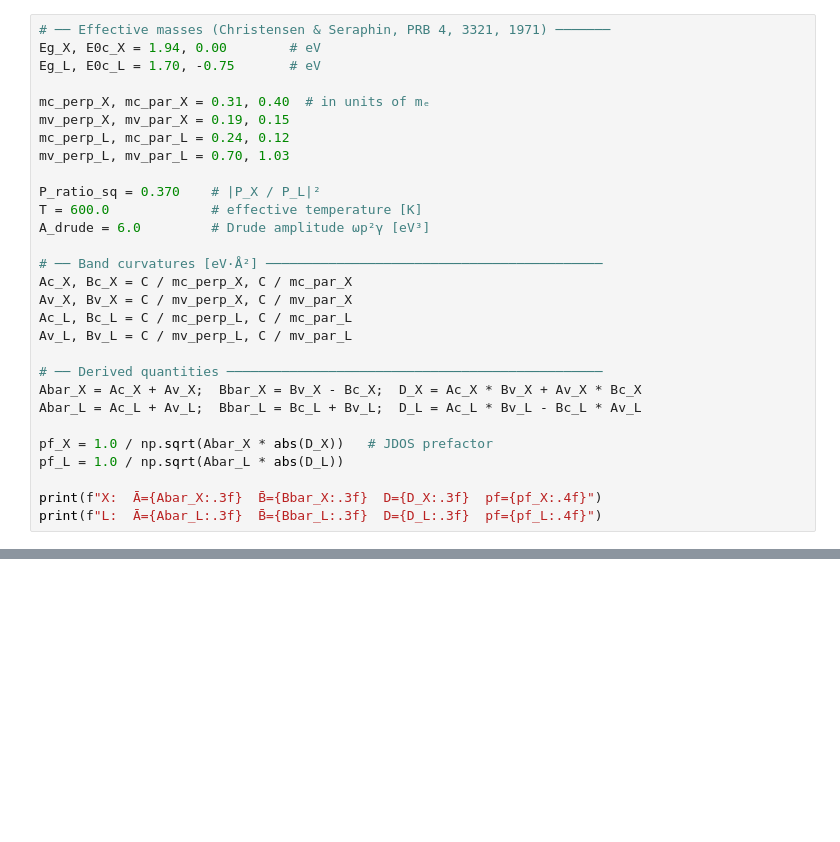
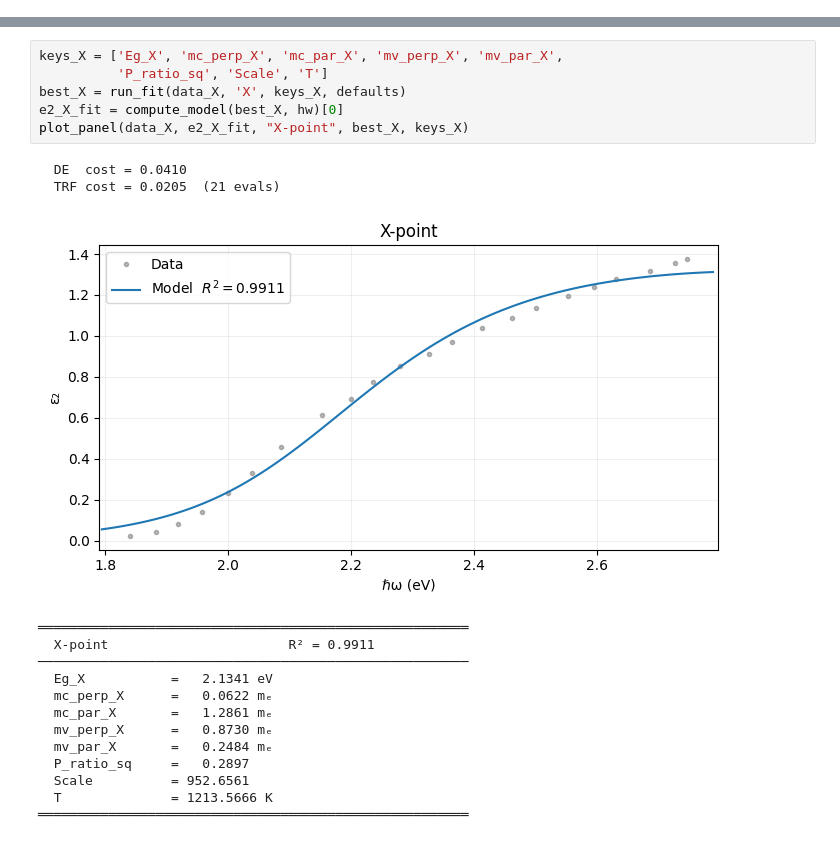
Before and after one commit to shpigelben/metal_photoluminescence, a Jupyter notebook: code/main/3_RoseiAnalysis.ipynb, the cells around one changed output, grey strips where cells are left out. Cells and saved outputs as stored; diff of their text form; blank space fills up the shorter version.

```diff
--- a/code/main/3_RoseiAnalysis.ipynb
+++ b/code/main/3_RoseiAnalysis.ipynb
@@ -63,29 +45,0 @@ The band curvatures are computed from effective masses via $A_c = C / m_{c\perp}
-# %%
-# ── Effective masses (Christensen & Seraphin, PRB 4, 3321, 1971) ───────
-Eg_X, E0c_X = 1.94, 0.00        # eV
-Eg_L, E0c_L = 1.70, -0.75       # eV
-
-mc_perp_X, mc_par_X = 0.31, 0.40  # in units of mₑ
-mv_perp_X, mv_par_X = 0.19, 0.15
-mc_perp_L, mc_par_L = 0.24, 0.12
-mv_perp_L, mv_par_L = 0.70, 1.03
-
-P_ratio_sq = 0.370    # |P_X / P_L|²
-T = 600.0             # effective temperature [K]
-A_drude = 6.0         # Drude amplitude ωp²γ [eV³]
-
-# ── Band curvatures [eV·Å²] ───────────────────────────────────────────
-Ac_X, Bc_X = C / mc_perp_X, C / mc_par_X
-Av_X, Bv_X = C / mv_perp_X, C / mv_par_X
-Ac_L, Bc_L = C / mc_perp_L, C / mc_par_L
-Av_L, Bv_L = C / mv_perp_L, C / mv_par_L
-
-# ── Derived quantities ────────────────────────────────────────────────
-Abar_X = Ac_X + Av_X;  Bbar_X = Bv_X - Bc_X;  D_X = Ac_X * Bv_X + Av_X * Bc_X
-Abar_L = Ac_L + Av_L;  Bbar_L = Bc_L + Bv_L;  D_L = Ac_L * Bv_L - Bc_L * Av_L
-
-pf_X = 1.0 / np.sqrt(Abar_X * abs(D_X))   # JDOS prefactor
-pf_L = 1.0 / np.sqrt(Abar_L * abs(D_L))
-
-print(f"X:  Ā={Abar_X:.3f}  B̄={Bbar_X:.3f}  D={D_X:.3f}  pf={pf_X:.4f}")
-print(f"L:  Ā={Abar_L:.3f}  B̄={Bbar_L:.3f}  D={D_L:.3f}  pf={pf_L:.4f}")
@@ -334,0 +205,22 @@ Optimal Scale = 377.4
+# %%
+keys_X = ['Eg_X', 'mc_perp_X', 'mc_par_X', 'mv_perp_X', 'mv_par_X',
+          'P_ratio_sq', 'Scale', 'T']
+best_X = run_fit(data_X, 'X', keys_X, defaults)
+e2_X_fit = compute_model(best_X, hw)[0]
+plot_panel(data_X, e2_X_fit, "X-point", best_X, keys_X)
+# %% [output]
+  DE  cost = 0.0410
+  TRF cost = 0.0205  (21 evals)
+[figure, added]
+═══════════════════════════════════════════════════════
+  X-point                       R² = 0.9911
+───────────────────────────────────────────────────────
+  Eg_X           =   2.1341 eV
+  mc_perp_X      =   0.0622 mₑ
+  mc_par_X       =   1.2861 mₑ
+  mv_perp_X      =   0.8730 mₑ
+  mv_par_X       =   0.2484 mₑ
+  P_ratio_sq     =   0.2897
+  Scale          = 952.6561
+  T              = 1213.5666 K
+═══════════════════════════════════════════════════════
```
Also changed, not shown: parts of 19 cells of this notebook.
